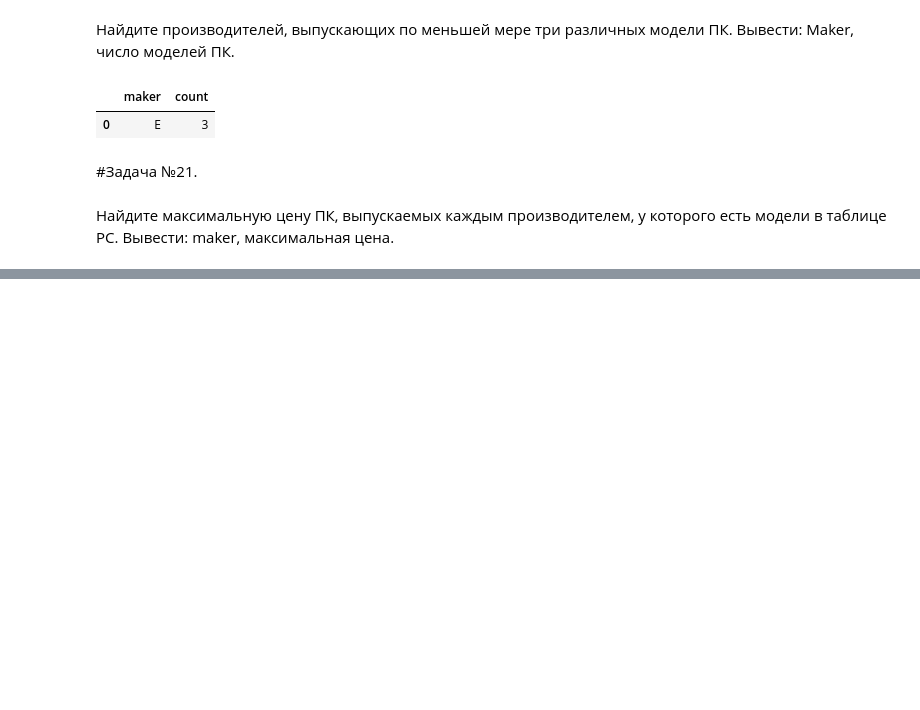
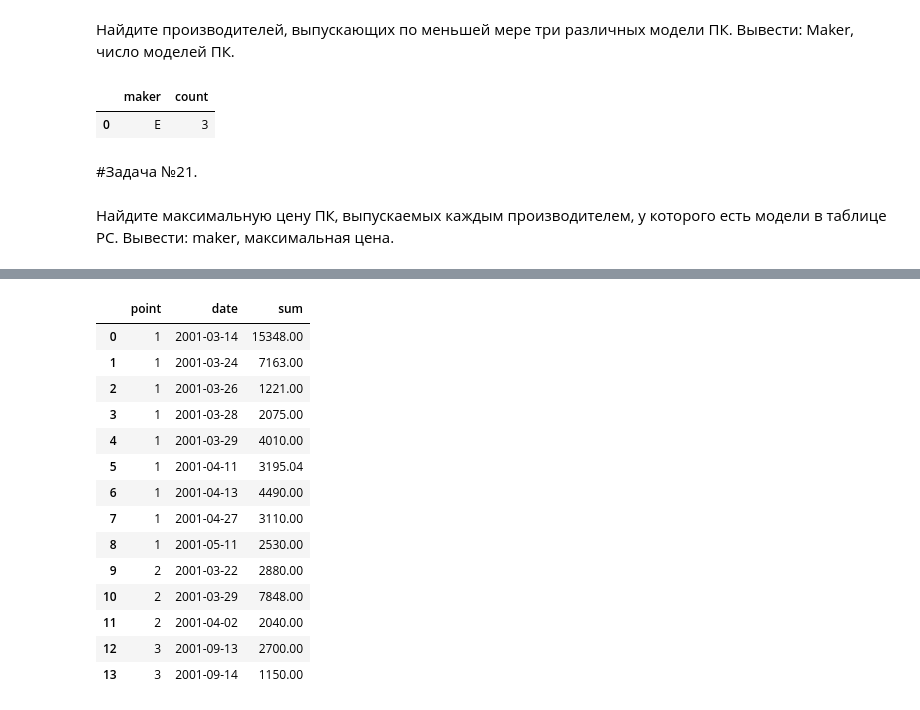
Before and after one commit to Kedrynez/Test_eLama, a Jupyter notebook: sql_ex_postgres_in_colab.ipynb, the cells around one changed output, grey strips where cells are left out. Drawn from its saved outputs; the diff is of its cells as text; code cells hidden in the pictures; blank space fills up the shorter version.

```diff
--- a/sql_ex_postgres_in_colab.ipynb
+++ b/sql_ex_postgres_in_colab.ipynb
@@ -398,0 +684,18 @@ select(sql)
+# %%
+select(sql)
+# %% [output]
+|  | point | date | sum |
+| 0 | 1 | 2001-03-14 | 15348.00 |
+| 1 | 1 | 2001-03-24 | 7163.00 |
+| 2 | 1 | 2001-03-26 | 1221.00 |
+| 3 | 1 | 2001-03-28 | 2075.00 |
+| 4 | 1 | 2001-03-29 | 4010.00 |
+| 5 | 1 | 2001-04-11 | 3195.04 |
+| 6 | 1 | 2001-04-13 | 4490.00 |
+| 7 | 1 | 2001-04-27 | 3110.00 |
+| 8 | 1 | 2001-05-11 | 2530.00 |
+| 9 | 2 | 2001-03-22 | 2880.00 |
+| 10 | 2 | 2001-03-29 | 7848.00 |
+| 11 | 2 | 2001-04-02 | 2040.00 |
+| 12 | 3 | 2001-09-13 | 2700.00 |
+| 13 | 3 | 2001-09-14 | 1150.00 |
```
Also changed, not shown: parts of 49 cells of this notebook.
